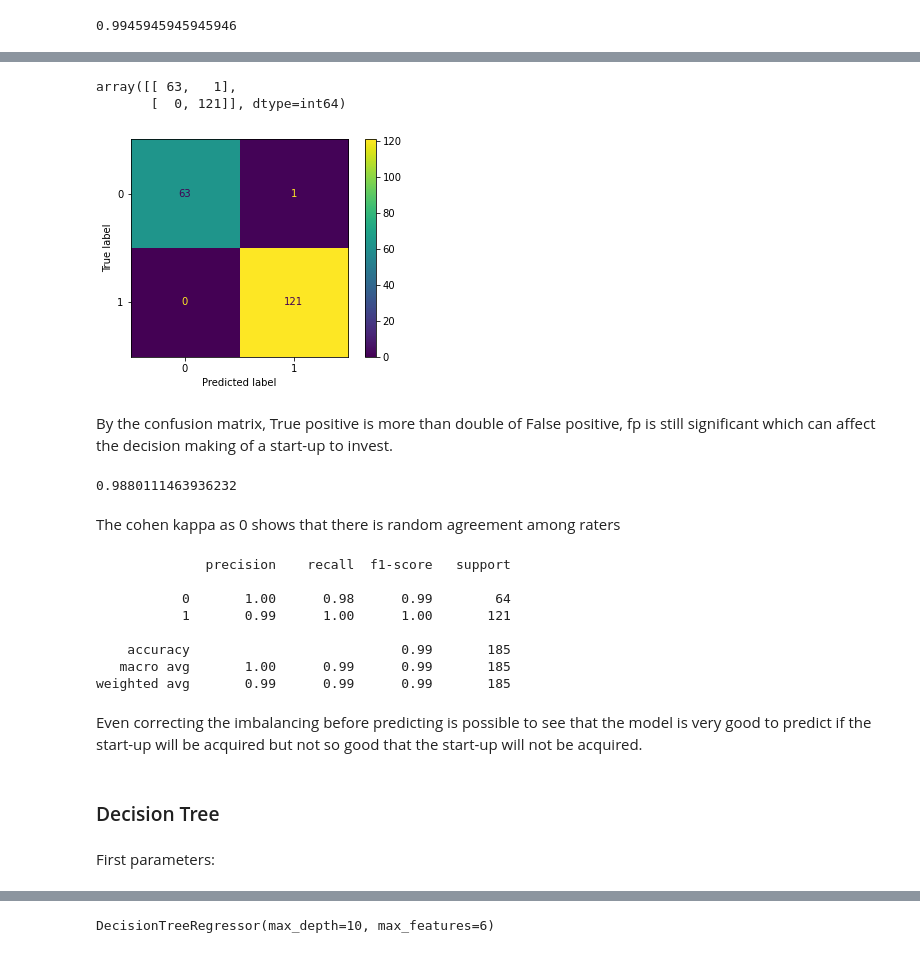
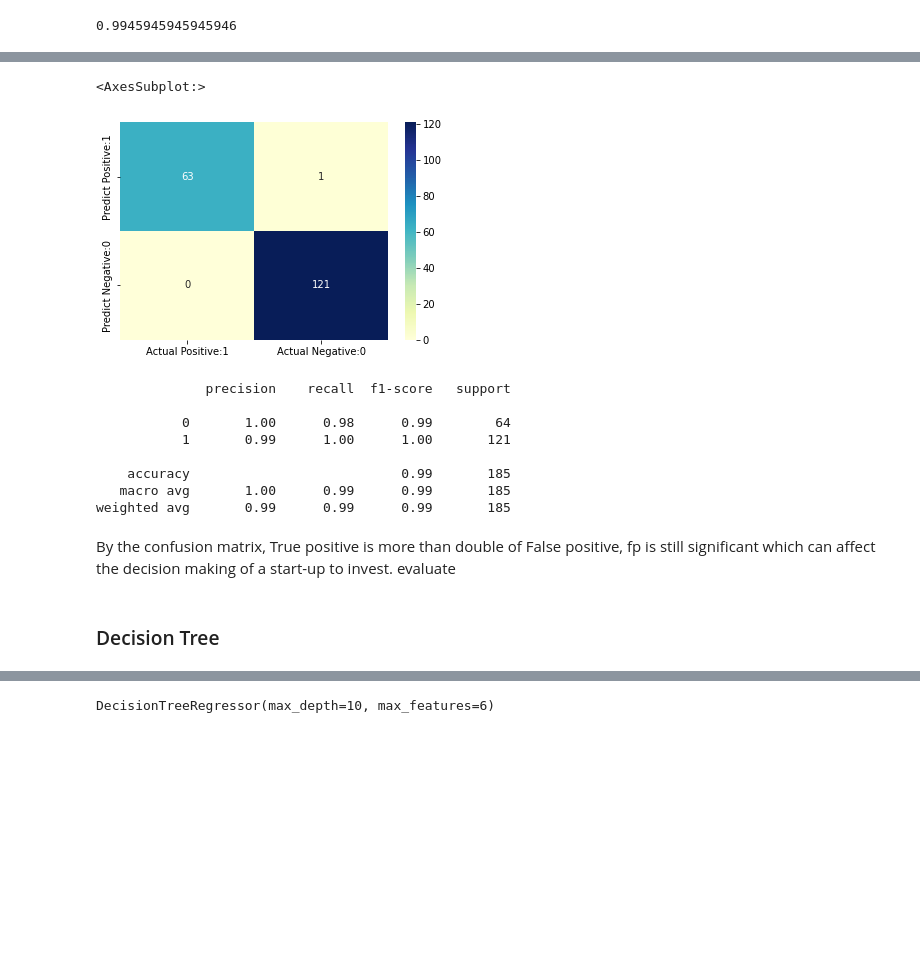
Before and after one commit to Paulabvc/startups_project, a Jupyter notebook: Final_project_startup/notebooks/Model.ipynb, the cells around one changed output, grey strips where cells are left out. Cells and saved outputs as stored; diff of their text form; code cells hidden in the pictures; blank space fills up the shorter version.

```diff
--- a/Final_project_startup/notebooks/Model.ipynb
+++ b/Final_project_startup/notebooks/Model.ipynb
@@ -496,3 +491,3 @@ y_test.shape
 # %%
-y_test_pred = classification.predict(X_test_norm)
+y_test_pred = classification_test.predict(X_test_norm)
 # %%
@@ -503,24 +509,15 @@ Logistic_Regression_classification_accuracy
 # %%
-confusion_matrix(y_test, y_test_pred)
+cm_lr=confusion_matrix(y_test, y_test_pred)
-# %% [output]
-array([[ 63,   1],
-       [  0, 121]], dtype=int64)
-# %%
-cm_test = confusion_matrix(y_test, y_test_pred)
-
-disp = ConfusionMatrixDisplay(cm_test,display_labels=classification.classes_)
-disp.plot()
-plt.show()
-# %% [output]
-[figure, removed]
-# %% [markdown]
-By the confusion matrix, True positive is more than double of False positive, fp is still significant which can affect the decision making of a start-up to invest.
-# %%
-cohen_kappa_score(y_test, y_test_pred)
-# %% [output]
-0.9880111463936232
-# %% [markdown]
-The cohen kappa as 0 shows that there is random agreement among raters
+# %%
+# visualize confusion matrix
+
+cm_matrix_lr = pd.DataFrame(data=cm_lr, columns=['Actual Positive:1', 'Actual Negative:0'],
+                                 index=['Predict Positive:1', 'Predict Negative:0'])
+
+sns.heatmap(cm_matrix_lr, annot=True, fmt='d', cmap='YlGnBu')
+# %% [output]
+<AxesSubplot:>
+[figure, added]
 # %%
 from sklearn.metrics import classification_report
 
@@ -534,9 +531,7 @@ print(classification_report(y_test, y_test_pred))
     accuracy                           0.99       185
    macro avg       1.00      0.99      0.99       185
 weighted avg       0.99      0.99      0.99       185
-# %% [markdown]
-Even correcting the imbalancing before predicting is possible to see that the model is very good to predict if the start-up will be acquired but not so good that the start-up will not be acquired.
+# %% [markdown]
+By the confusion matrix, True positive is more than double of False positive, fp is still significant which can affect the decision making of a start-up to invest. evaluate
 # %% [markdown]
 ### Decision Tree
-# %% [markdown]
-First parameters:
```
Also changed, not shown: parts of 46 cells of this notebook.
